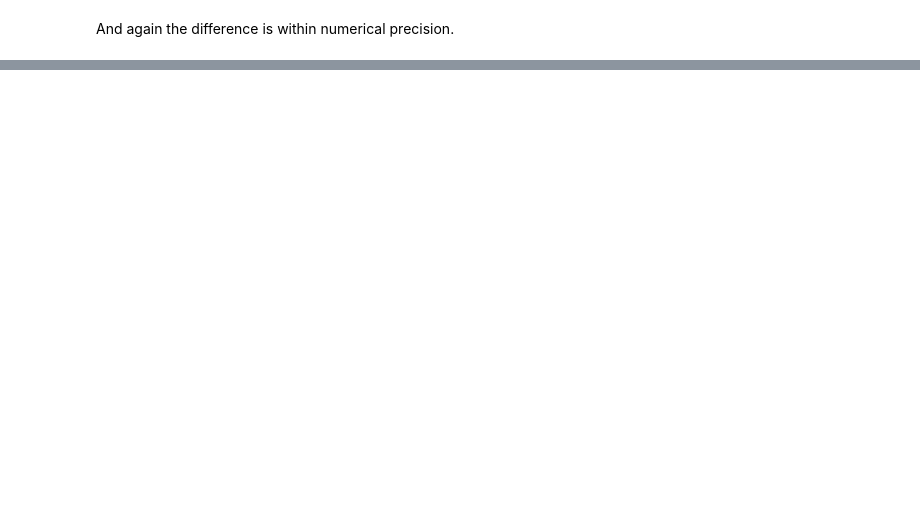
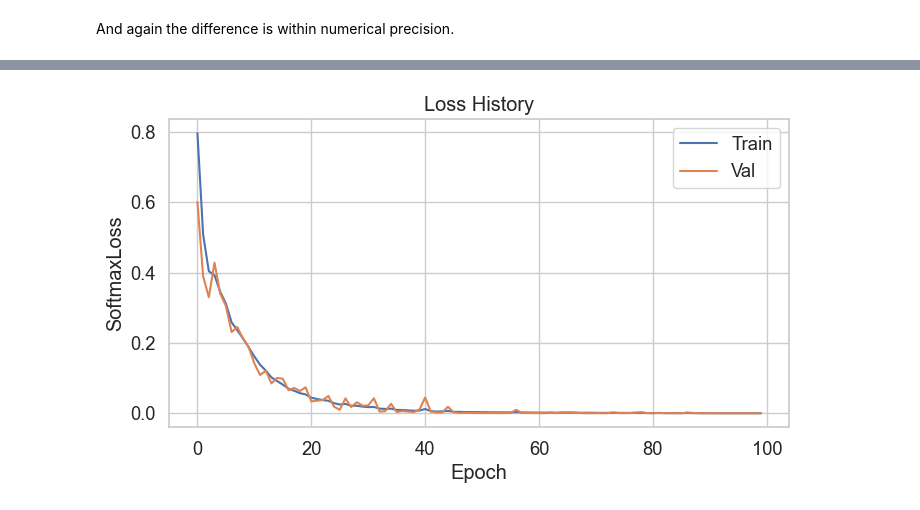
Before and after one commit to Matheus-dotcom-bot/dlsyscourse-project, a Jupyter notebook: final_report.ipynb, the cells around one changed output, grey strips where cells are left out. Saved outputs shown, nothing was run; the diff lists cells and outputs as text; code cells hidden in the pictures; blank space fills up the shorter version.

```diff
--- a/final_report.ipynb
+++ b/final_report.ipynb
@@ -182,0 +293,36 @@ out, h = model_needle.forward(X, h0)
+# %%
+class SimpleGRU(ndl.nn.Module):
+    def __init__(self, input_size, hidden_size, num_layers, num_classes, sequence_length, device=None):
+        super().__init__()
+        self.embedding = ndl.nn.Embedding(
+            num_embeddings=len(DICTIONARY),
+            embedding_dim=input_size,
+            device=device,
+        )
+        self.gru = ndl.nn.GRU(
+            input_size=input_size,
+            hidden_size=hidden_size,
+            num_layers=num_layers,
+            device=device,
+        )
+        self.fc = ndl.nn.Linear(
+            in_features=hidden_size*sequence_length,
+            out_features=num_classes,
+            device=device,
+        )
+
+    def forward(self, x):
+        out, _ = self.gru(self.embedding(x))
+        seq_len, bs, input_size = out.shape
+        return self.fc(out.transpose((0, 1)).reshape((bs, seq_len*input_size)))
+# %%
+gru_model = SimpleGRU(
+    input_size=1,
+    hidden_size=10,
+    num_layers=2,
+    num_classes=2,
+    sequence_length=SEQ_LEN,
+    device=DEVICE,
+)
+optimizer = ndl.optim.Adam(gru_model.parameters())
+criterion = ndl.nn.SoftmaxLoss()
@@ -182,0 +377,10 @@ out, h = model_needle.forward(X, h0)
+# %%
+plt.figure(figsize=(8, 4))
+plt.plot(train_losses, label="Train")
+plt.plot(val_losses, label="Val")
+plt.xlabel("Epoch")
+plt.ylabel('SoftmaxLoss')
+plt.legend()
+plt.title('Loss History');
+# %% [output]
+[figure, added]
```
Also changed, not shown: parts of 32 cells of this notebook.
